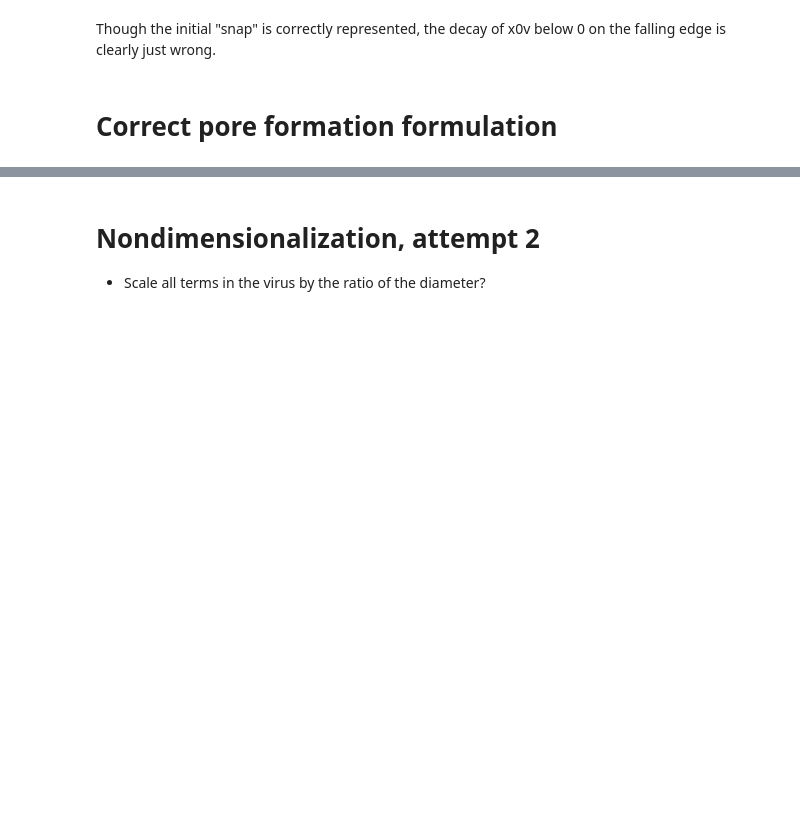
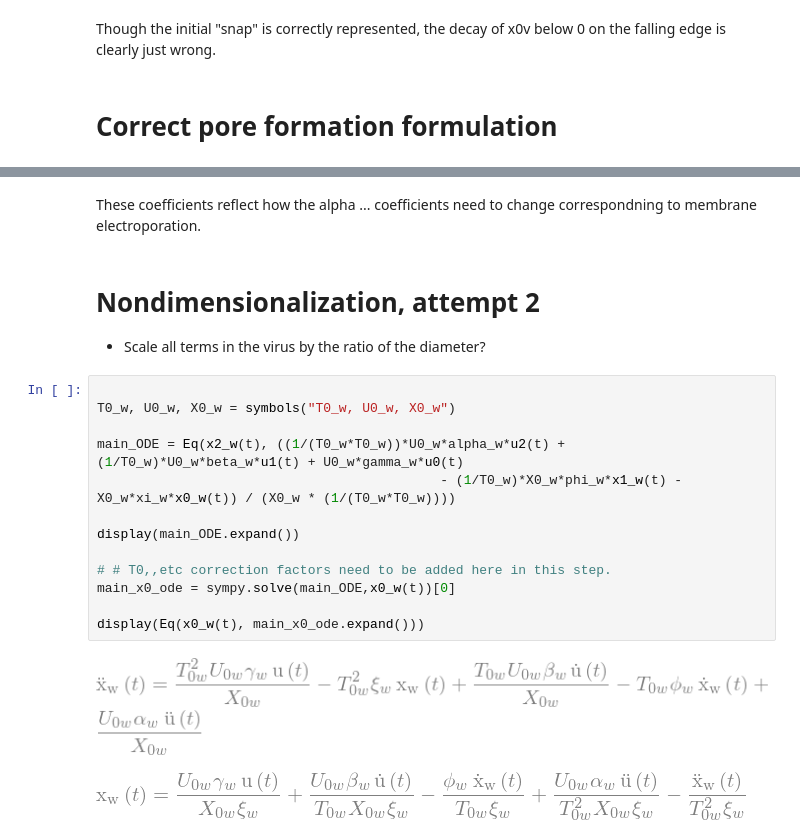
Before and after one commit to 0xDBFB7/transmembrane_potential, a Jupyter notebook: transmembrane_math.ipynb, the cells around one changed output, grey strips where cells are left out. Saved outputs shown, nothing was run; the diff lists cells and outputs as text; blank space fills up the shorter version.

```diff
--- a/transmembrane_math.ipynb
+++ b/transmembrane_math.ipynb
@@ -443,4 +518,22 @@ SyntaxError: invalid syntax (<ipython-input-36-1004a41a4932>, line 7)
+# %% [markdown]
+These coefficients reflect how the alpha ... coefficients need to change correspondning to membrane electroporation.
 # %% [markdown]
 # Nondimensionalization, attempt 2
 
 - Scale all terms in the virus by the ratio of the diameter?
+# %%
+
+T0_w, U0_w, X0_w = symbols("T0_w, U0_w, X0_w")
+
+main_ODE = Eq(x2_w(t), ((1/(T0_w*T0_w))*U0_w*alpha_w*u2(t) + (1/T0_w)*U0_w*beta_w*u1(t) + U0_w*gamma_w*u0(t)
+                                            - (1/T0_w)*X0_w*phi_w*x1_w(t) - X0_w*xi_w*x0_w(t)) / (X0_w * (1/(T0_w*T0_w))))
+
+display(main_ODE.expand())
+
+# # T0,,etc correction factors need to be added here in this step.
+main_x0_ode = sympy.solve(main_ODE,x0_w(t))[0]
+
+display(Eq(x0_w(t), main_x0_ode.expand()))
+# %% [output]
+[figure, added]
+[figure, added]
```
Also changed, not shown: parts of 18 cells of this notebook, 1 other file.
